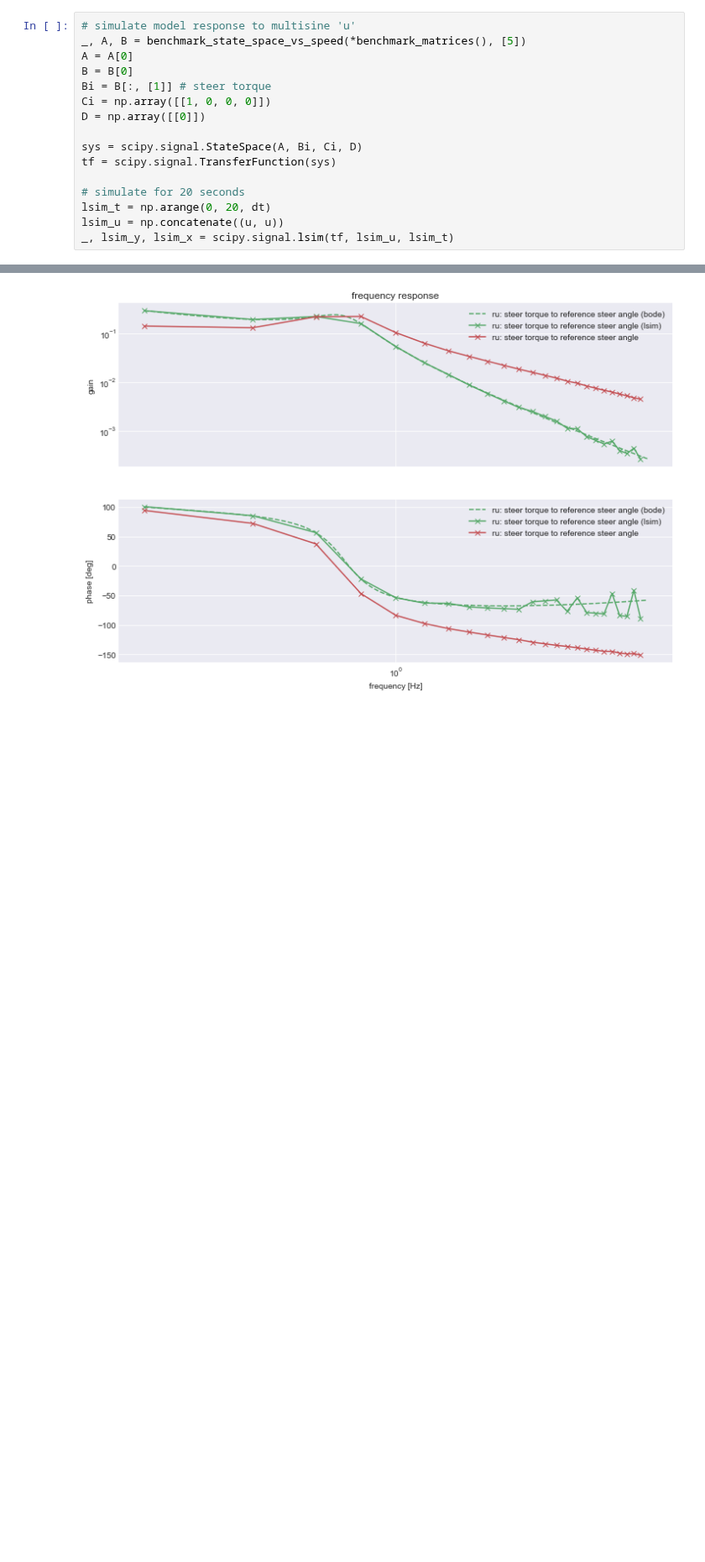
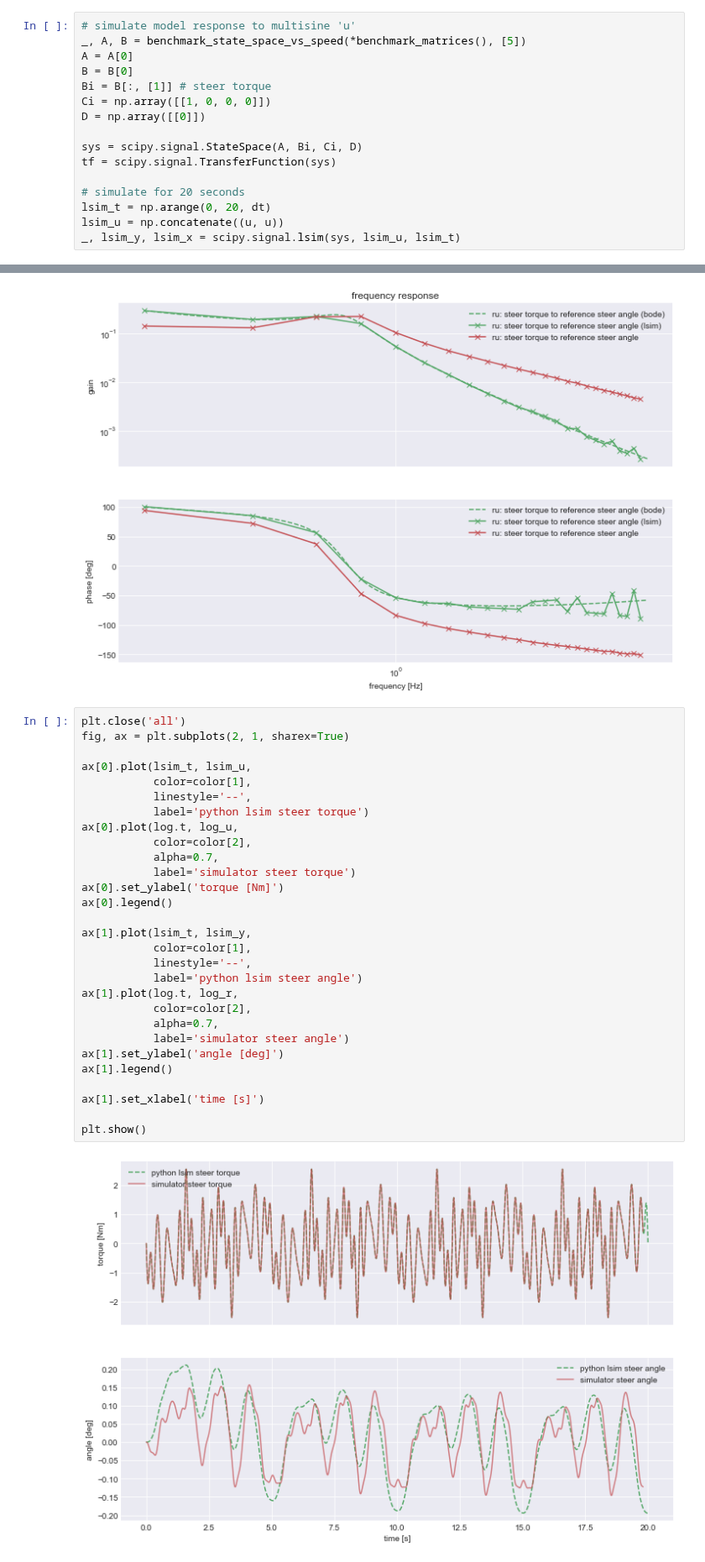
Before and after one commit to oliverlee/phobos, a Jupyter notebook: scripts/controller_frequency_response.ipynb, the cells around one changed output, grey strips where cells are left out. Shown at 84% size. Drawn from its saved outputs; the diff is of its cells as text; blank space fills up the shorter version.

Commit message:
Plot steer angle time series for simulator and lsim

```diff
--- a/scripts/controller_frequency_response.ipynb
+++ b/scripts/controller_frequency_response.ipynb
@@ -165,7 +165,7 @@ tf = scipy.signal.TransferFunction(sys)
 # simulate for 20 seconds
 lsim_t = np.arange(0, 20, dt)
 lsim_u = np.concatenate((u, u))
-_, lsim_y, lsim_x = scipy.signal.lsim(tf, lsim_u, lsim_t)
+_, lsim_y, lsim_x = scipy.signal.lsim(sys, lsim_u, lsim_t)
 # %% [output]
 /Users/oliver/miniconda3/envs/dev/lib/python3.5/site-packages/scipy/signal/filter_design.py:1452: BadCoefficients: Badly conditioned filter coefficients (numerator): the results may be meaningless
   "results may be meaningless", BadCoefficients)
@@ -235,3 +235,34 @@ ax[0].set_title('frequency response')
 # %% [output]
 <matplotlib.text.Text at 0x...>
 [figure]
+# %%
+plt.close('all')
+fig, ax = plt.subplots(2, 1, sharex=True)
+
+ax[0].plot(lsim_t, lsim_u,
+           color=color[1],
+           linestyle='--',
+           label='python lsim steer torque')
+ax[0].plot(log.t, log_u,
+           color=color[2],
+           alpha=0.7,
+           label='simulator steer torque')
+ax[0].set_ylabel('torque [Nm]')
+ax[0].legend()
+
+ax[1].plot(lsim_t, lsim_y,
+           color=color[1],
+           linestyle='--',
+           label='python lsim steer angle')
+ax[1].plot(log.t, log_r,
+           color=color[2],
+           alpha=0.7,
+           label='simulator steer angle')
+ax[1].set_ylabel('angle [deg]')
+ax[1].legend()
+
+ax[1].set_xlabel('time [s]')
+
+plt.show()
+# %% [output]
+[figure, added]
```
